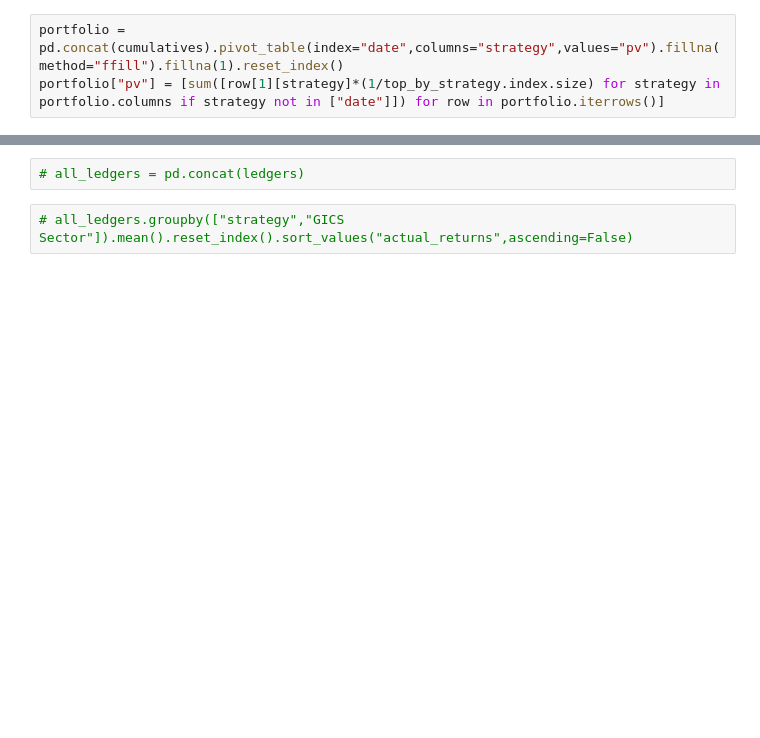
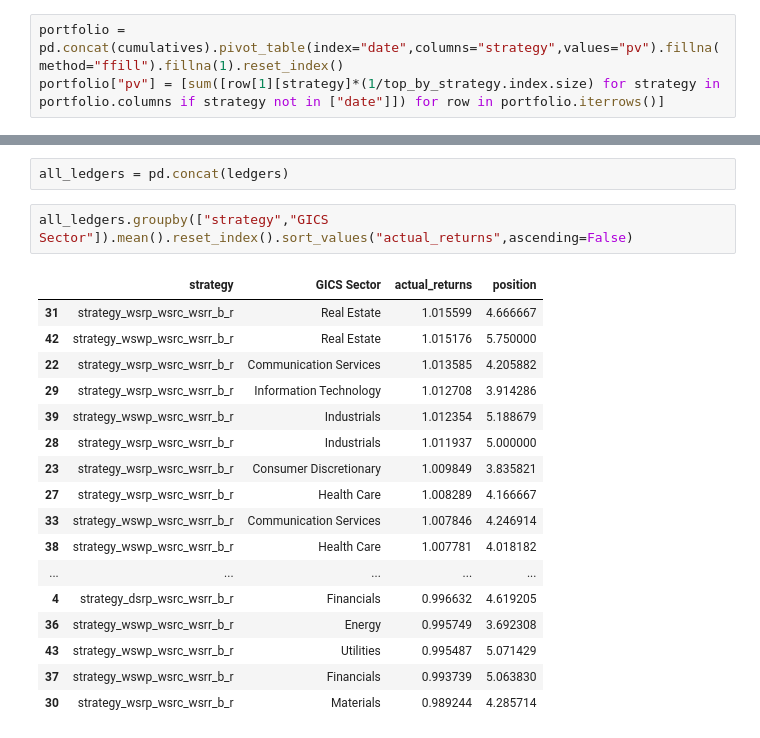
Before and after one commit to webclinic017/longshot-, a Jupyter notebook: analysis.ipynb, the cells around one changed output, grey strips where cells are left out. Saved outputs shown, nothing was run; the diff lists cells and outputs as text; blank space fills up the shorter version.

```diff
--- a/analysis.ipynb
+++ b/analysis.ipynb
@@ -130,4 +144,22 @@ portfolio["pv"] = [sum([row[1][strategy]*(1/top_by_strategy.index.size) for stra
 # %%
-# all_ledgers = pd.concat(ledgers)
+all_ledgers = pd.concat(ledgers)
 # %%
-# all_ledgers.groupby(["strategy","GICS Sector"]).mean().reset_index().sort_values("actual_returns",ascending=False)
+all_ledgers.groupby(["strategy","GICS Sector"]).mean().reset_index().sort_values("actual_returns",ascending=False)
+# %% [output]
+|  | strategy | GICS Sector | actual_returns | position |
+| 31 | strategy_wsrp_wsrc_wsrr_b_r | Real Estate | 1.015599 | 4.666667 |
+| 42 | strategy_wswp_wsrc_wsrr_b_r | Real Estate | 1.015176 | 5.750000 |
+| 22 | strategy_wsrp_wsrc_wsrr_b_r | Communication Services | 1.013585 | 4.205882 |
+| 29 | strategy_wsrp_wsrc_wsrr_b_r | Information Technology | 1.012708 | 3.914286 |
+| 39 | strategy_wswp_wsrc_wsrr_b_r | Industrials | 1.012354 | 5.188679 |
+| 28 | strategy_wsrp_wsrc_wsrr_b_r | Industrials | 1.011937 | 5.000000 |
+| 23 | strategy_wsrp_wsrc_wsrr_b_r | Consumer Discretionary | 1.009849 | 3.835821 |
+| 27 | strategy_wsrp_wsrc_wsrr_b_r | Health Care | 1.008289 | 4.166667 |
+| 33 | strategy_wswp_wsrc_wsrr_b_r | Communication Services | 1.007846 | 4.246914 |
+| 38 | strategy_wswp_wsrc_wsrr_b_r | Health Care | 1.007781 | 4.018182 |
+| ... | ... | ... | ... | ... |
+| 4 | strategy_dsrp_wsrc_wsrr_b_r | Financials | 0.996632 | 4.619205 |
+| 36 | strategy_wswp_wsrc_wsrr_b_r | Energy | 0.995749 | 3.692308 |
+| 43 | strategy_wswp_wsrc_wsrr_b_r | Utilities | 0.995487 | 5.071429 |
+| 37 | strategy_wswp_wsrc_wsrr_b_r | Financials | 0.993739 | 5.063830 |
+| 30 | strategy_wsrp_wsrc_wsrr_b_r | Materials | 0.989244 | 4.285714 |
```
Also changed, not shown: parts of 7 cells of this notebook, 20 other files.
